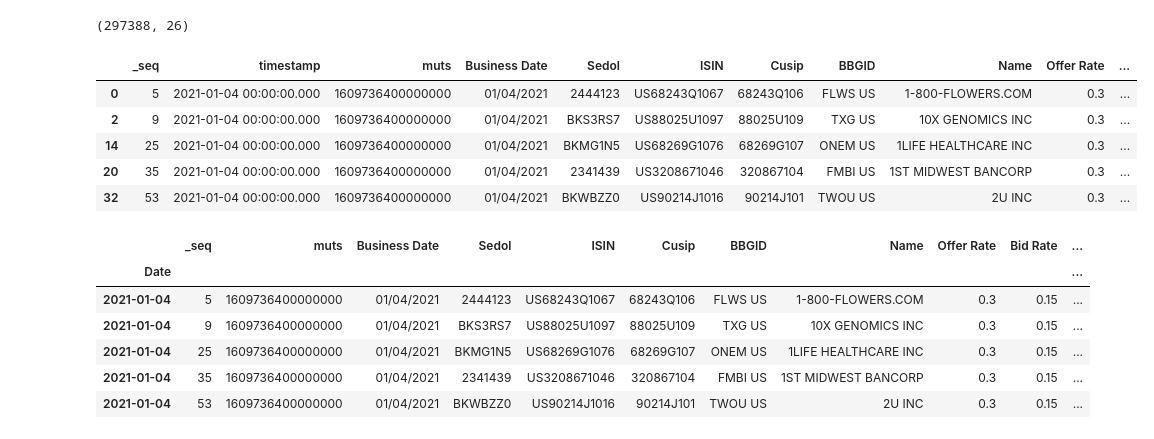
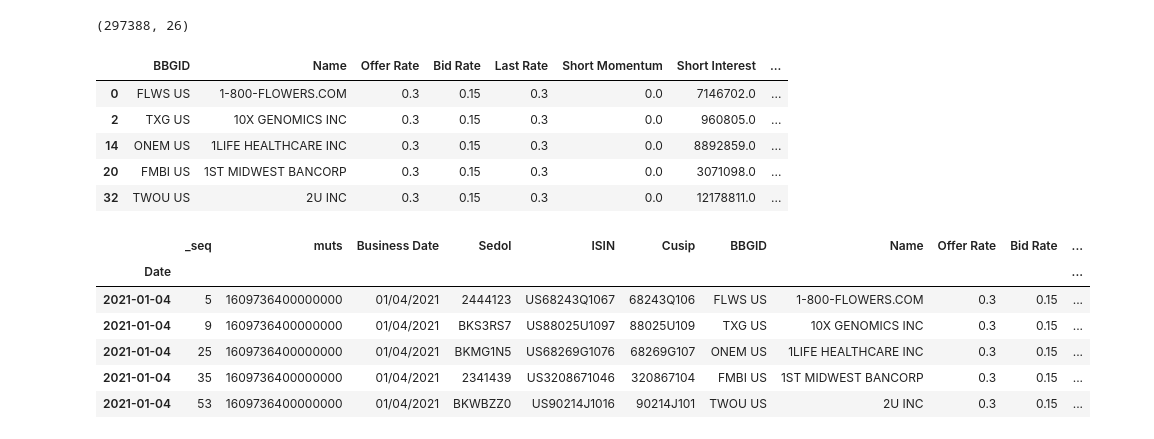
Before and after one commit to sylvaint/aimusing, a Jupyter notebook: _notebooks/2021-12-31-s3_data.ipynb, the cells around one changed output. Drawn from its saved outputs; the diff is of its cells as text; code cells hidden in the pictures.

```diff
--- a/_notebooks/2021-12-31-s3_data.ipynb
+++ b/_notebooks/2021-12-31-s3_data.ipynb
@@ -282,14 +291,14 @@ df_s3_21_us_filtered.shape
 # %%
 # add timestamp date column
 df_s3_21_us_filtered['Date'] = pd.to_datetime(df_s3_21_us_filtered.timestamp)
-df_s3_21_us_filtered.head()
+df_s3_21_us_filtered.iloc[:,7:].head()
 # %% [output]
-|  | _seq | timestamp | muts | Business Date | Sedol | ISIN | Cusip | BBGID | Name | Offer Rate | ... |
-| 0 | 5 | 2021-01-04 00:00:00.000 | 1609736400000000 | 01/04/2021 | 2444123 | US68243Q1067 | 68243Q106 | FLWS US | 1-800-FLOWERS.COM | 0.3 | ... |
-| 2 | 9 | 2021-01-04 00:00:00.000 | 1609736400000000 | 01/04/2021 | BKS3RS7 | US88025U1097 | 88025U109 | TXG US | 10X GENOMICS INC | 0.3 | ... |
-| 14 | 25 | 2021-01-04 00:00:00.000 | 1609736400000000 | 01/04/2021 | BKMG1N5 | US68269G1076 | 68269G107 | ONEM US | 1LIFE HEALTHCARE INC | 0.3 | ... |
-| 20 | 35 | 2021-01-04 00:00:00.000 | 1609736400000000 | 01/04/2021 | 2341439 | US3208671046 | 320867104 | FMBI US | 1ST MIDWEST BANCORP | 0.3 | ... |
-| 32 | 53 | 2021-01-04 00:00:00.000 | 1609736400000000 | 01/04/2021 | BKWBZZ0 | US90214J1016 | 90214J101 | TWOU US | 2U INC | 0.3 | ... |
+|  | BBGID | Name | Offer Rate | Bid Rate | Last Rate | Short Momentum | Short Interest | ... |
+| 0 | FLWS US | 1-800-FLOWERS.COM | 0.3 | 0.15 | 0.3 | 0.0 | 7146702.0 | ... |
+| 2 | TXG US | 10X GENOMICS INC | 0.3 | 0.15 | 0.3 | 0.0 | 960805.0 | ... |
+| 14 | ONEM US | 1LIFE HEALTHCARE INC | 0.3 | 0.15 | 0.3 | 0.0 | 8892859.0 | ... |
+| 20 | FMBI US | 1ST MIDWEST BANCORP | 0.3 | 0.15 | 0.3 | 0.0 | 3071098.0 | ... |
+| 32 | TWOU US | 2U INC | 0.3 | 0.15 | 0.3 | 0.0 | 12178811.0 | ... |
 # %%
 # set index to date
 df_s3_21_us_filtered.index = df_s3_21_us_filtered['Date']
```
Also changed, not shown: parts of 6 cells of this notebook.
